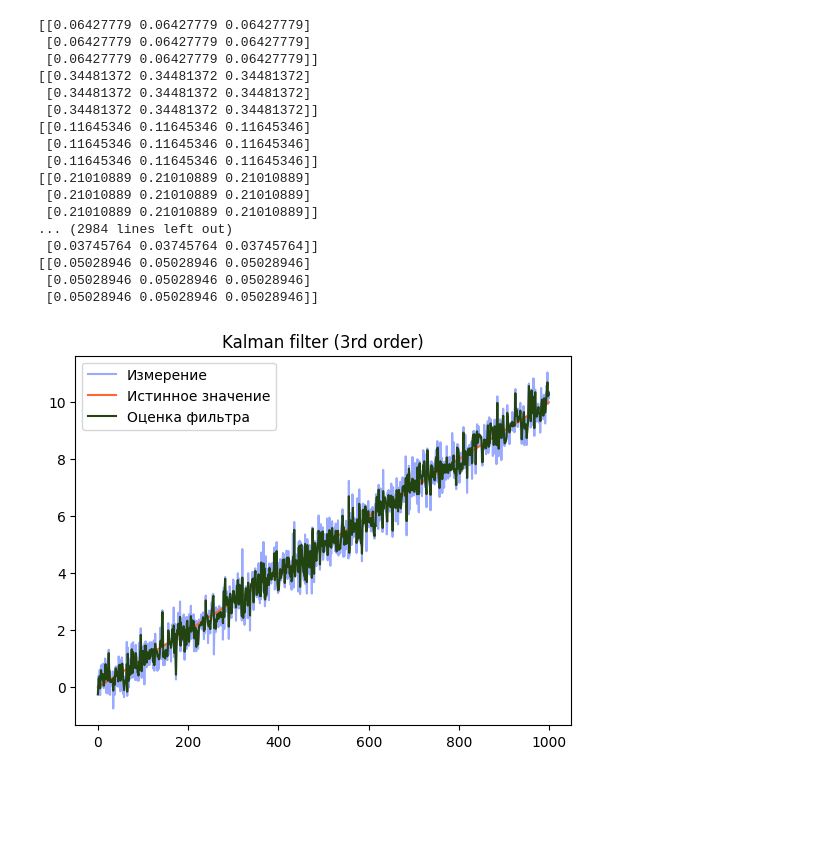
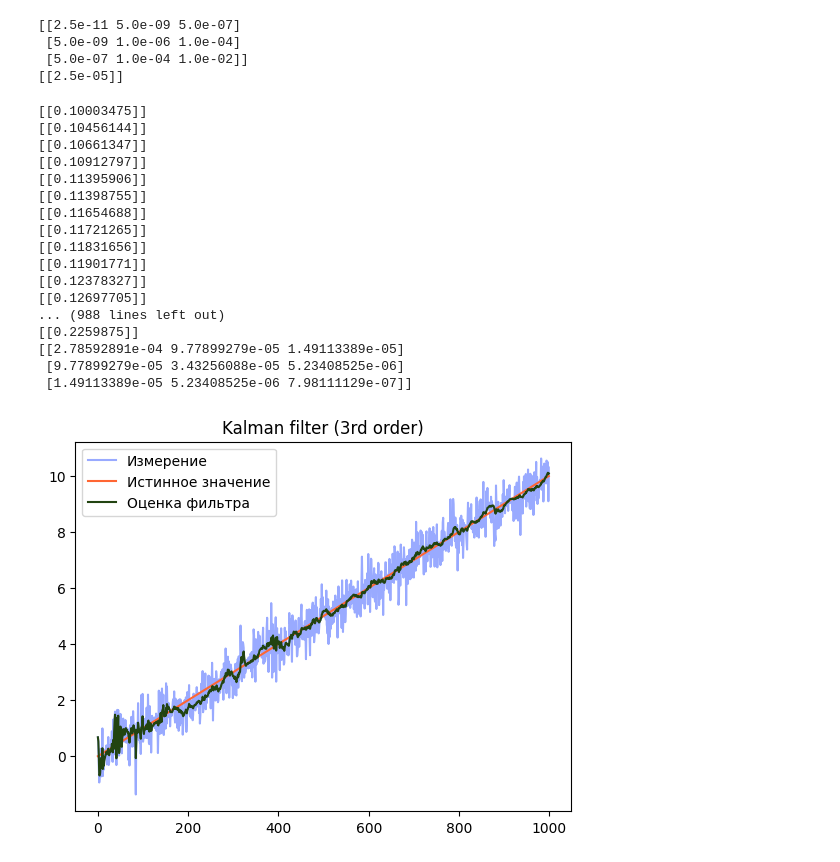
Before and after one commit to daniil225/Kalman_adaptive_filter, a Jupyter notebook: AdaptiveKalmanFilterRLS.ipynb, the cells around one changed output. Saved outputs shown, nothing was run; the diff lists cells and outputs as text; code cells hidden in the pictures; blank space fills up the shorter version.

```diff
--- a/AdaptiveKalmanFilterRLS.ipynb
+++ b/AdaptiveKalmanFilterRLS.ipynb
@@ -69,12 +69,12 @@ H = np.array([[1.0, 0.0, 0.0]])
 #              [dt**4/8, dt**3/3, dt**2/2],
 #              [dt**3/6, dt**2/2, dt]])
 
-Q = 100000*processNoiseVariance*np.array([[dt**4/4, dt**3/2, dt**2/2],
+Q = 100*processNoiseVariance*np.array([[dt**4/4, dt**3/2, dt**2/2],
                                      [dt**3/2, dt**2, dt],
                                      [dt**2/2, dt, 1]])
 
 # Ковариационная матрица ошибки измерения - 1х1
-R =np.array([[measurementSigma*measurementSigma]])
+R = 0.0001*np.array([[measurementSigma*measurementSigma]])
 
 # Начальное состояние.
 x = np.array([0.0, 0.0, 0.0])
@@ -83,13 +83,22 @@ x = np.array([0.0, 0.0, 0.0])
 P = np.array([[10.0, 0.0,  0.0],
                     [0.0,  10.0, 0.0],
                     [0.0,  0.0,  10.0]])
+
+
+print(Q)
+print(R)
+# %% [output]
+[[2.5e-11 5.0e-09 5.0e-07]
+ [5.0e-09 1.0e-06 1.0e-04]
+ [5.0e-07 1.0e-04 1.0e-02]]
+[[2.5e-05]]
 # %%
 # Классический алгоритм фильтра Калмана
 from numpy.linalg import inv
 from numpy import dot, isscalar
 filter_state = np.zeros((1000, 3))
 
-lamd = 0.99
+alpha = 0.99
 
 for i in range(0, len(measurement)):
     z = measurement[i]
@@ -99,55 +108,62 @@ for i in range(0, len(measurement)):
 
 
     y = z - dot(H, x)
-    q = -x
+
+
     PHT = dot(P, H.T)
     S = dot(H, PHT) + R
     SI = inv(S)
 
     K = dot(PHT, SI)
     x = x + dot(K, y)
 
+    eps = z - dot(H, x)
+    R = alpha*R + (1-alpha)*(eps*eps.T + H@P@H.T)
+    print(R)
+
     I_KH = np.eye(3) - dot(K, H)
     P = dot(dot(I_KH, P), I_KH.T) + dot(dot(K, R), K.T)
 
     # RLS adaptation
-    # R = lamd*R + (1-lamd)*dot(y, y.T)
-    q = q + x
-    Q = (1-lamd)*Q + lamd*dot(y, y.T)
+    Q = (1-alpha)*Q + alpha*((y[0]**2)*K*K.T)
 
-    print(Q)
+    #print((y[0]**2)*K*K.T)
+
+
     filter_state[i] = x
 
 
+print(R)
+print(Q)
 plt.title("Kalman filter (3rd order)")
 plt.plot(measurement, label="Измерение", color="#99AAFF")
 plt.plot(trajectory[0], label="Истинное значение", color="#FF6633")
 plt.plot(filter_state[:, 0], label="Оценка фильтра", color="#224411")
 plt.legend()
 plt.show()
 
 
 P = np.array([[10.0, 0.0,  0.0],
                     [0.0,  10.0, 0.0],
                     [0.0,  0.0,  10.0]])
 
 x = np.array([0.0, 0.0, 0.0])
 # %% [output]
-[[0.06427779 0.06427779 0.06427779]
- [0.06427779 0.06427779 0.06427779]
- [0.06427779 0.06427779 0.06427779]]
-[[0.34481372 0.34481372 0.34481372]
- [0.34481372 0.34481372 0.34481372]
- [0.34481372 0.34481372 0.34481372]]
-[[0.11645346 0.11645346 0.11645346]
- [0.11645346 0.11645346 0.11645346]
- [0.11645346 0.11645346 0.11645346]]
-[[0.21010889 0.21010889 0.21010889]
- [0.21010889 0.21010889 0.21010889]
- [0.21010889 0.21010889 0.21010889]]
-... (2984 lines left out)
- [0.03745764 0.03745764 0.03745764]]
-[[0.05028946 0.05028946 0.05028946]
- [0.05028946 0.05028946 0.05028946]
- [0.05028946 0.05028946 0.05028946]]
+[[0.10003475]]
+[[0.10456144]]
+[[0.10661347]]
+[[0.10912797]]
+[[0.11395906]]
+[[0.11398755]]
+[[0.11654688]]
+[[0.11721265]]
+[[0.11831656]]
+[[0.11901771]]
+[[0.12378327]]
+[[0.12697705]]
+... (988 lines left out)
+[[0.2259875]]
+[[2.78592891e-04 9.77899279e-05 1.49113389e-05]
+ [9.77899279e-05 3.43256088e-05 5.23408525e-06]
+ [1.49113389e-05 5.23408525e-06 7.98111129e-07]]
-[figure, old version]
+[figure, new version]
```
Also changed, not shown: parts of 1 cell of this notebook.
